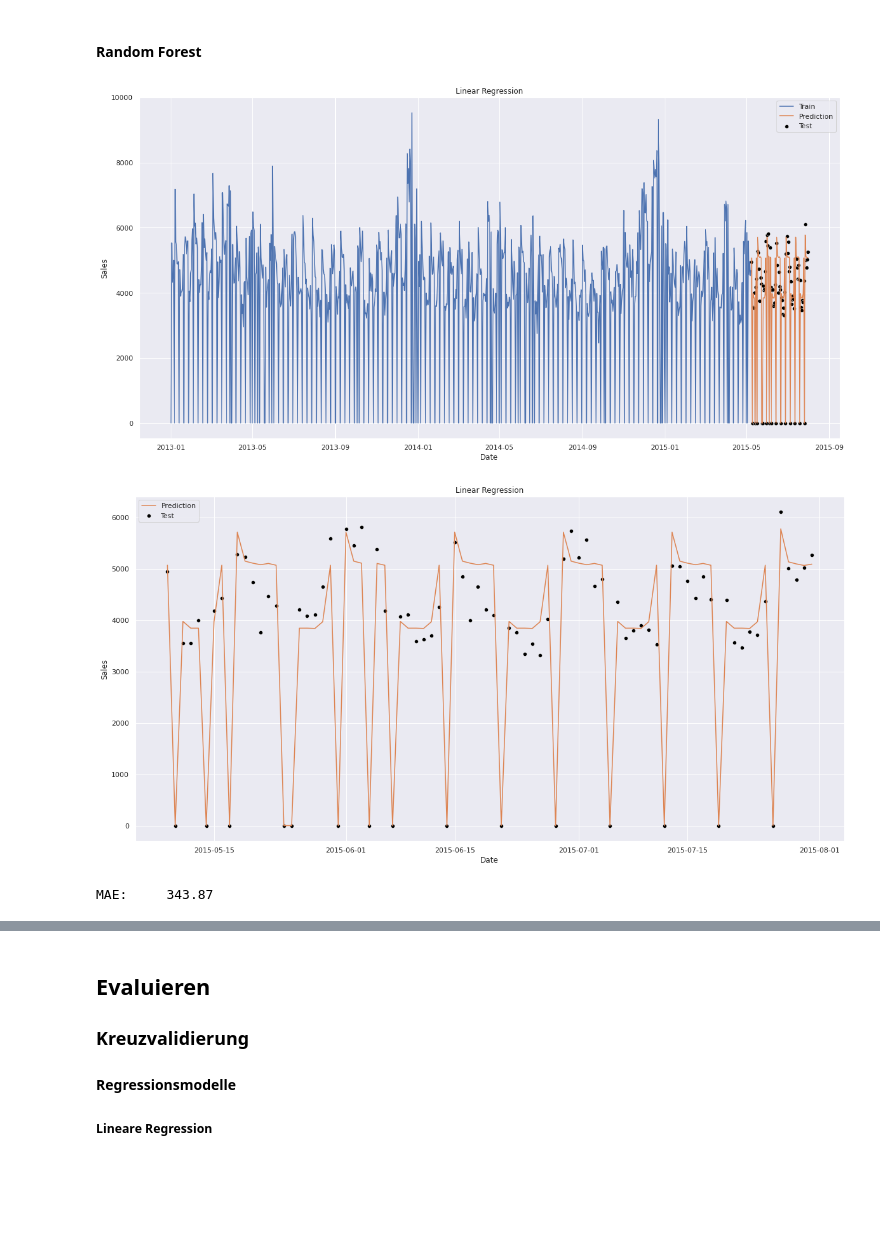
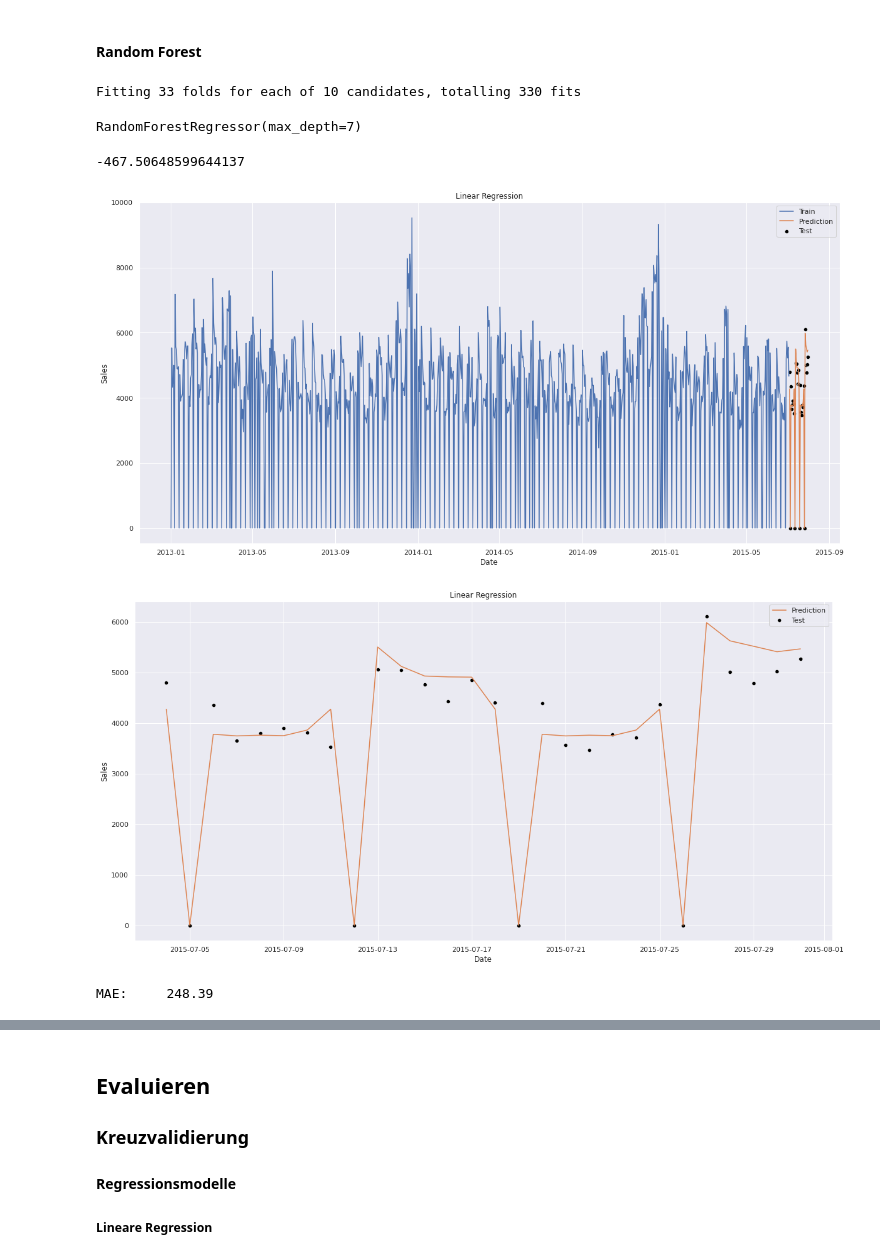
Before and after one commit to schemm/forecasting, a Jupyter notebook: RossmannStoreSales.ipynb, the cells around one changed output, grey strips where cells are left out. Drawn from its saved outputs; the diff is of its cells as text; code cells hidden in the pictures; blank space fills up the shorter version.

```diff
--- a/RossmannStoreSales.ipynb
+++ b/RossmannStoreSales.ipynb
@@ -149,12 +149,12 @@ data['Trend'] = data.index.map(dt.datetime.toordinal)
 
 # weitere Prediktoren
 # Monat
-data['Month'] = data.index.month_name()
-data = pd.get_dummies(data, columns = ['Month'], drop_first = False)
+#data['Month'] = data.index.month_name()
+#data = pd.get_dummies(data, columns = ['Month'], drop_first = False)
 
 # Tag im Monat
-data['DayOfMonth'] = data.index.day
-data = pd.get_dummies(data, columns = ['DayOfMonth'], drop_first = False)
+#data['DayOfMonth'] = data.index.day
+#data = pd.get_dummies(data, columns = ['DayOfMonth'], drop_first = False)
 
 display(data.head())
 display(data.info())
@@ -319,9 +318,13 @@ plt.show()
 #### Random Forest
 # %%
 from sklearn.ensemble import RandomForestRegressor
+from sklearn.model_selection import RandomizedSearchCV
 from sklearn.model_selection import train_test_split
 # from sklearn.model_selection import TimeSeriesSplit
 from sktime.performance_metrics.forecasting import mean_absolute_error as MAE
+
+k = np.floor(len(data)/28).astype(int)
+cv = KFold(n_splits = k)
 
 x = data.drop(columns =
               [
@@ -340,43 +343,62 @@ x = data.drop(columns =
               ]
 )
 
-y = data[['Sales']]
+y = data[['Sales']].astype('float')
 
 #display(x)
 #display(y)
 
-x_train, x_test, y_train, y_test = train_test_split(x, y, test_size=3*28, shuffle = False)
+x_train, x_test, y_train, y_test = train_test_split(x, y, test_size=28, shuffle = False)
 
-forecast = RandomForestRegressor(max_depth = 5)
-forecast.fit(x_train, y_train)
+param_grid = [
+    {'max_depth': (np.arange(10) + 1)}
+]
+
+forecast = RandomForestRegressor()
+search = RandomizedSearchCV(
+                            estimator = forecast,
+                            param_distributions = param_grid,
+                            n_iter = 10,
+                            scoring = 'neg_mean_absolute_error',
+                            cv = cv,
+                            verbose = 1
+)
+search.fit(x_train, y_train.values.ravel())
+display(search.best_estimator_)
+display(search.best_score_)
+
+forecast = search.best_estimator_.fit(x_train, y_train.values.ravel())
 
 prediction = pd.DataFrame(data = forecast.predict(x_test), index = pd.date_range(start = x_test.index.min(), end = x_test.index.max()))
 prediction.index.name = 'Date'
 prediction.columns = ['Sales']
 
 prediction[prediction.Sales < 0] = 0
 
 #display(prediction)
 
 sns.lineplot(data = y_train['Sales'], label = 'Train')
 sns.scatterplot(data = y_test['Sales'], color = 'black', label = 'Test')
 sns.lineplot(data = prediction['Sales'], label = 'Prediction')
 plt.title('Linear Regression')
 plt.show()
 
 sns.scatterplot(data = y_test['Sales'], color = 'black', label = 'Test')
 sns.lineplot(data = prediction['Sales'], color = sns.color_palette('deep').as_hex()[1], label = 'Prediction')
 plt.title('Linear Regression')
 plt.show()
 
 print('MAE:\t %4.2f' % (MAE(y_true = y_test['Sales'], y_pred = prediction['Sales'])))
 
 # summarize feature importance
 importance = pd.DataFrame(data = forecast.feature_importances_, index = x.columns)
 importance.columns = ['Importance']
 display(importance.sort_values(by='Importance', ascending = False))
 # %% [output]
+Fitting 33 folds for each of 10 candidates, totalling 330 fits
+RandomForestRegressor(max_depth=7)
+-467.50648599644137
-[figure, old version]
+[figure, new version]
-[figure, old version]
+[figure, new version]
-MAE:     343.87
+MAE:     248.39
 |  | Importance |
```
Also changed, not shown: parts of 7 cells of this notebook.
